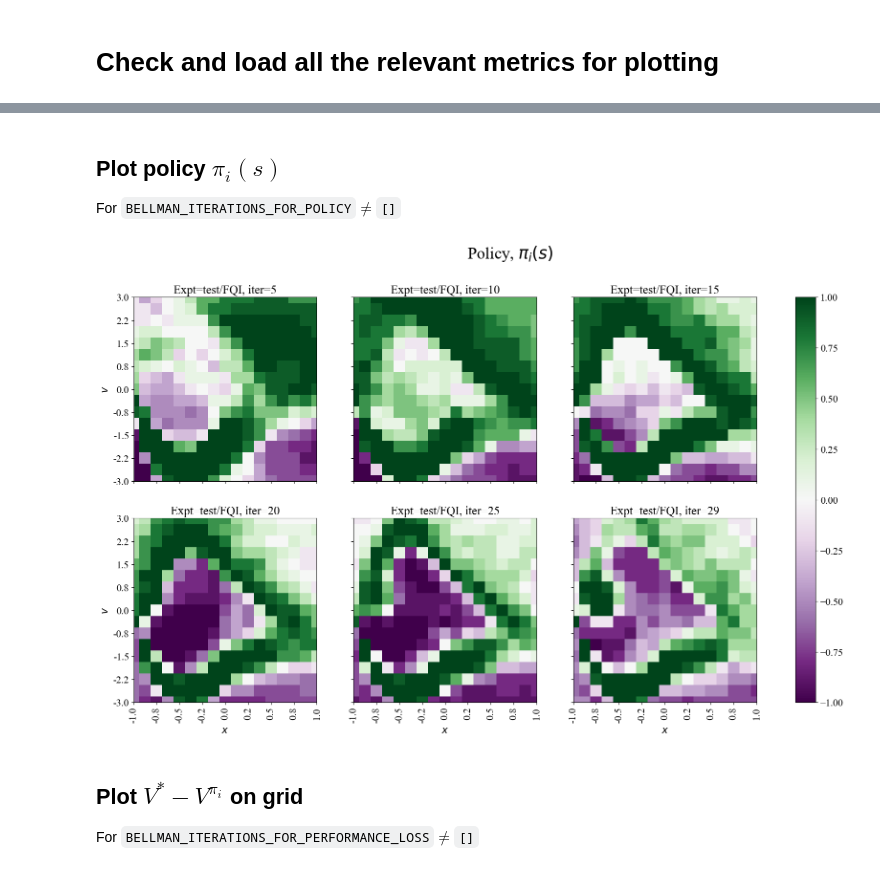
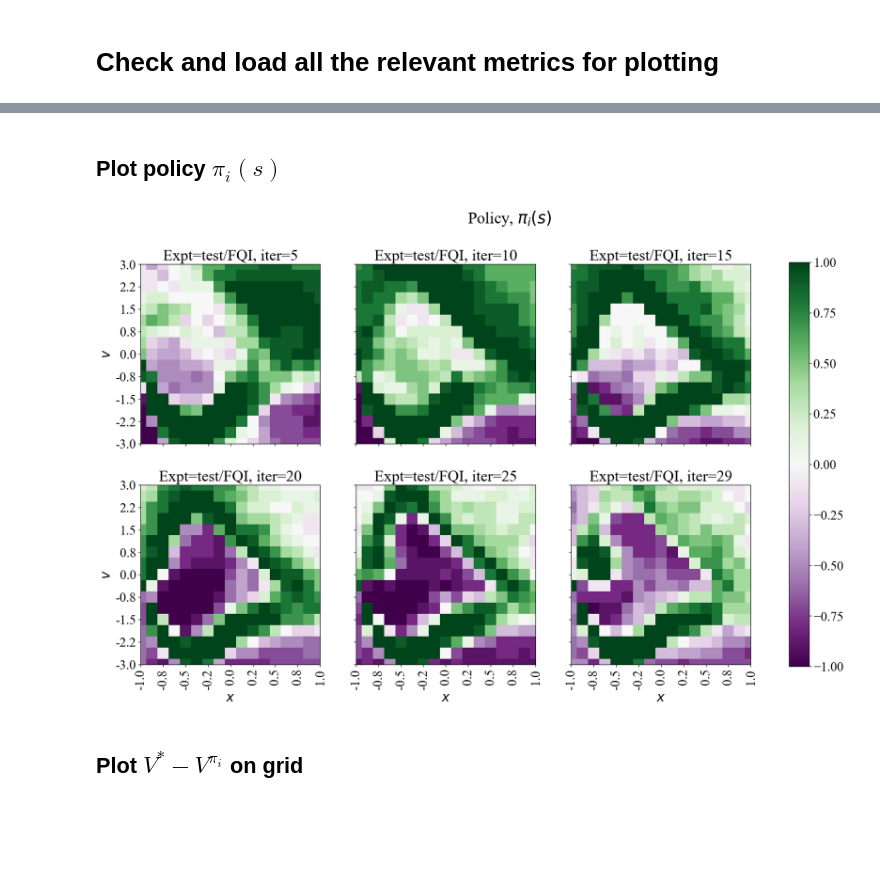
Before and after one commit to theovincent/slimDQN, a Jupyter notebook: experiments/CarOnHill/plots.ipynb, the cells around one changed output, grey strips where cells are left out. Saved outputs shown, nothing was run; the diff lists cells and outputs as text; code cells hidden in the pictures; blank space fills up the shorter version.

```diff
--- a/experiments/CarOnHill/plots.ipynb
+++ b/experiments/CarOnHill/plots.ipynb
@@ -13,18 +17,14 @@ BASE_PATH = "logs/"
 # Hyperparameter setting for generating the plots
 # %%
 # Set these value before running the cells below
-experiments_to_run = ['test/FQI']
+experiments_to_run = ["test2/FQI"]
 # Set these value to True if you want to generate these plots
 SAMPLES_DISTRIBUTION = True
-PERFORMANCE_LOSS = True
+PERFORMANCE_LOSS = False
 APPROX_ERROR_ON_RB_DATA = True
 BELLMAN_ITERATIONS_FOR_POLICY = [5, 10, 15, 20, 25, 29]
-BELLMAN_ITERATIONS_FOR_PERFORMANCE_LOSS = [5, 10, 15, 20, 25, 29]
-OVERESTIMATION_ERROR=True
-if PERFORMANCE_LOSS:
-    OPT_Q = np.load(os.path.join(BASE_PATH, "Q*.npy"))
-if len(BELLMAN_ITERATIONS_FOR_PERFORMANCE_LOSS) > 0:
-    OPT_V = np.load(os.path.join(BASE_PATH, "V*.npy"))
+BELLMAN_ITERATIONS_FOR_PERFORMANCE_LOSS = []
+OVERESTIMATION_ERROR = False
 # %% [markdown]
 # Check and load all the relevant metrics for plotting
 # %%
@@ -135,28 +261,35 @@ if APPROX_ERROR_ON_RB_DATA:
 # %% [markdown]
 ## Plot policy $\pi_i(s)$
-For `BELLMAN_ITERATIONS_FOR_POLICY`$\neq$`[]`
 # %%
 if len(BELLMAN_ITERATIONS_FOR_POLICY) > 0:
     policies = {}
     for iteration in BELLMAN_ITERATIONS_FOR_POLICY:
         for experiment in experiment_seed_folder_map:
-            n_seeds = len(metrics[experiment]["q_i_grid"])
-            policy = np.zeros((n_seeds, NX*NV))
+            n_seeds = len(metrics[experiment]["q_grid"])
+            policy = np.zeros((n_seeds, NX * NV))
             for idx_seed, seed_run in enumerate(experiment_seed_folder_map[experiment]):
-                policy[idx_seed] = (metrics[experiment]["q_i_grid"][seed_run][iteration][:, 1] >metrics[experiment]["q_i_grid"][seed_run][iteration][:, 0]).astype(float)
-            policy= np.mean(policy, axis=0)
-            policy = 2 * (policy - np.min(policy)) / (np.max(policy) - np.min(policy)) - 1
+                policy[idx_seed] = (
+                    metrics[experiment]["q_grid"][seed_run][iteration][:, 1]
+                    > metrics[experiment]["q_grid"][seed_run][iteration][:, 0]
+                ).astype(float)
+            policy = np.mean(policy, axis=0)
+            policy = (
+                2 * (policy - np.min(policy)) / (np.max(policy) - np.min(policy)) - 1
+            )
             policy = policy.reshape(NX, NV)
             policies[f"Expt={experiment}, iter={iteration}"] = policy
-    plot_on_grid(policies,
-                 shared_cmap=True,
-                 cmap="PRGn",
-                 title="Policy, $\pi_i(s)$").savefig(os.path.join(BASE_PATH, experiment, f"policy.pdf"), bbox_inches='tight')
+    plot_on_grid(
+        policies,
+        shared_cmap=True,
+        cmap="PRGn",
+        title="Policy, $\pi_i(s)$",
+        fontsize=20,
+        title_fontsize=30,
+    ).savefig(os.path.join(BASE_PATH, experiment, f"policy.pdf"), bbox_inches="tight")
 # %% [output]
-[figure, old version]
+[figure, new version]
 # %% [markdown]
 ## Plot $V^{*} - V^{\pi_i}$ on grid
-For `BELLMAN_ITERATIONS_FOR_PERFORMANCE_LOSS`$\neq$`[]`
 # %%
 if len(BELLMAN_ITERATIONS_FOR_PERFORMANCE_LOSS) > 0:
     perf_losses = {}
```
Also changed, not shown: parts of 12 cells of this notebook.
